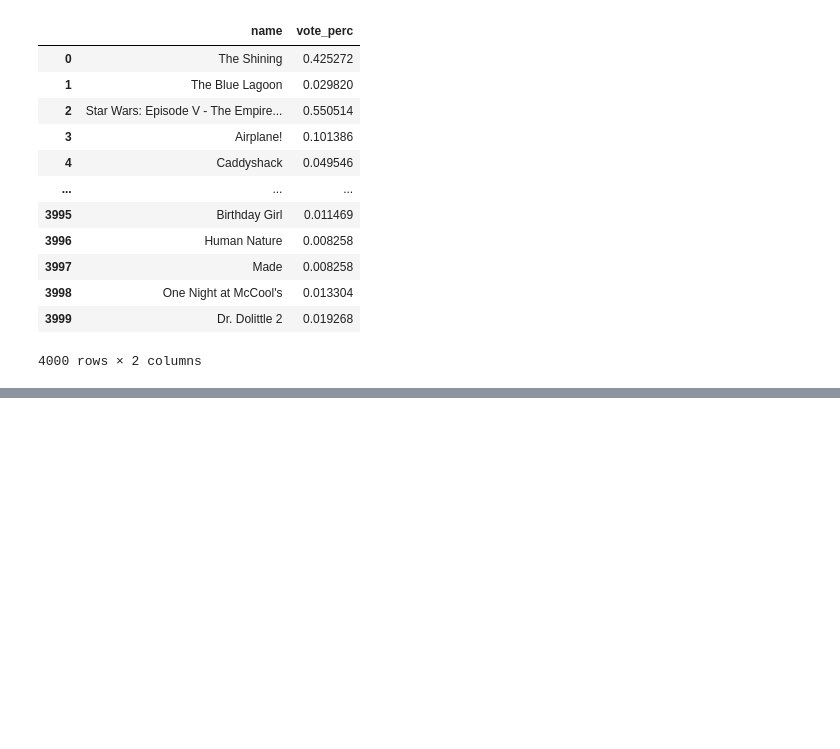
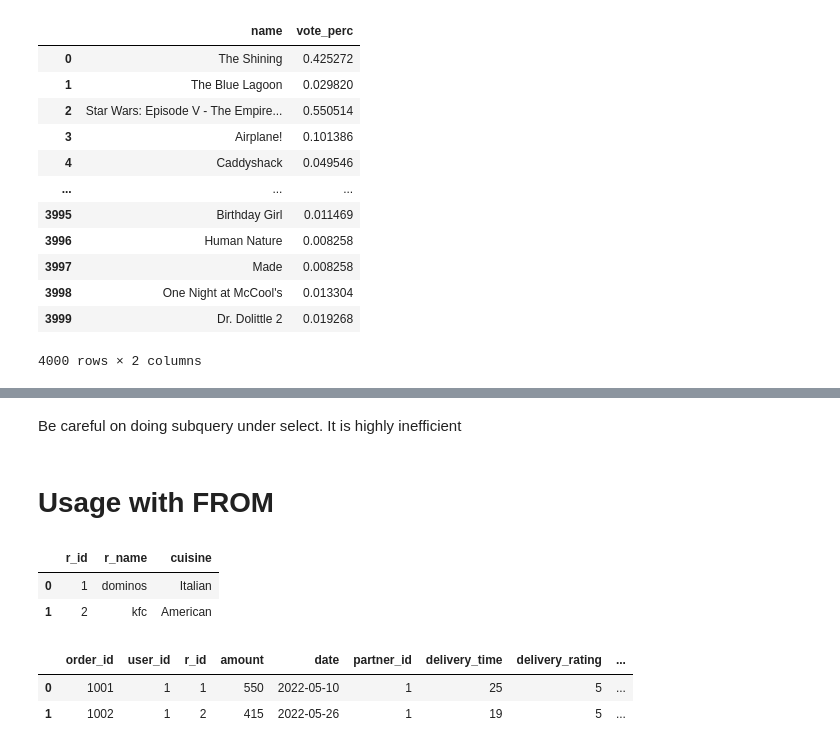
Before and after one commit to mmilannaik/bostonhousepricing, a Jupyter notebook: W15S3_SQL_Subquery.ipynb, the cells around one changed output, grey strips where cells are left out. Drawn from its saved outputs; the diff is of its cells as text; code cells hidden in the pictures; blank space fills up the shorter version.

```diff
--- a/W15S3_SQL_Subquery.ipynb
+++ b/W15S3_SQL_Subquery.ipynb
@@ -397,0 +421,17 @@ pysqldf(
+# %% [markdown]
+Be careful on doing subquery under select. It is highly inefficient
+# %% [markdown]
+# Usage with FROM
+# %%
+res = pd.read_csv('/content/W15S2_restaurants.csv')
+res.head(2)
+# %% [output]
+|  | r_id | r_name | cuisine |
+| 0 | 1 | dominos | Italian |
+| 1 | 2 | kfc | American |
+# %%
+orders.head(2)
+# %% [output]
+|  | order_id | user_id | r_id | amount | date | partner_id | delivery_time | delivery_rating | ... |
+| 0 | 1001 | 1 | 1 | 550 | 2022-05-10 | 1 | 25 | 5 | ... |
+| 1 | 1002 | 1 | 2 | 415 | 2022-05-26 | 1 | 19 | 5 | ... |
```
Also changed, not shown: parts of 14 cells of this notebook.
